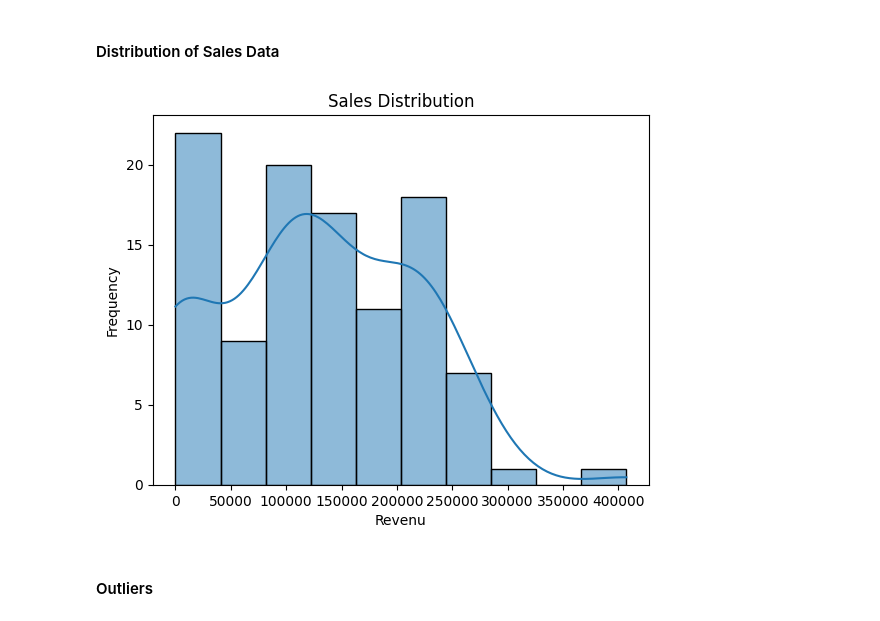
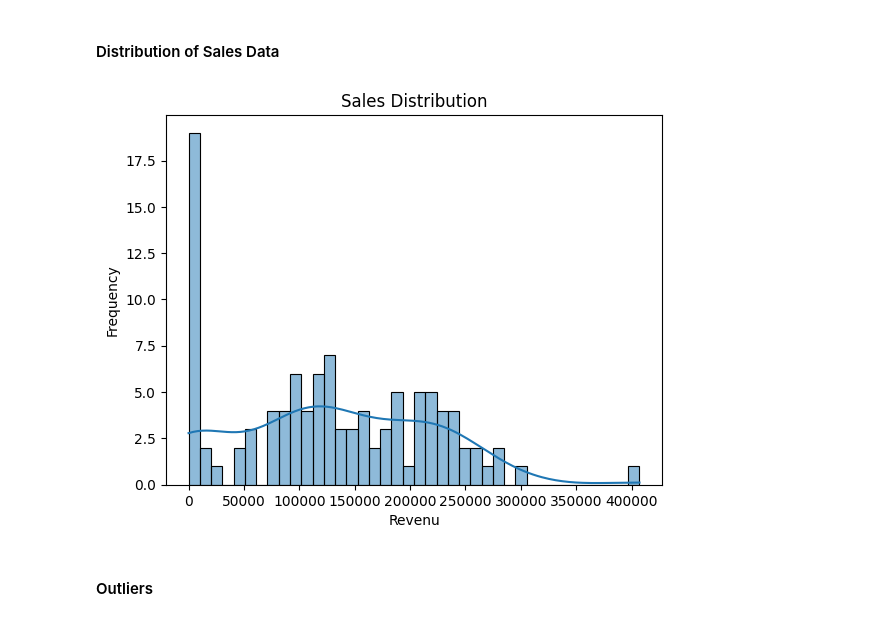
Before and after one commit to ferrettijaime-cmd/Professional_portfolio, a Jupyter notebook: Olist_Linear_regression_analysis_ML/Scripts Python/olist_linear_r_analysis.ipynb, the cells around one changed output. Cells and saved outputs as stored; diff of their text form; code cells hidden in the pictures.

```diff
--- a/Olist_Linear_regression_analysis_ML/Scripts Python/olist_linear_r_analysis.ipynb
+++ b/Olist_Linear_regression_analysis_ML/Scripts Python/olist_linear_r_analysis.ipynb
@@ -100,14 +100,14 @@ Text(0, 0.5, 'Weekly_revenue')
 # %%
 import matplotlib.pyplot as plt
 import seaborn as sns
 
-sns.histplot(weekly_sales["revenue"], bins=10, kde=True)
+sns.histplot(weekly_sales["revenue"], bins=40, kde=True)
 plt.title("Sales Distribution")
 plt.xlabel("Revenu")
 plt.ylabel("Frequency")
 plt.show()
 # %% [output]
-[figure, old version]
+[figure, new version]
 # %% [markdown]
 #### Outliers
 # %%
```
Also changed, not shown: parts of 32 cells of this notebook.
